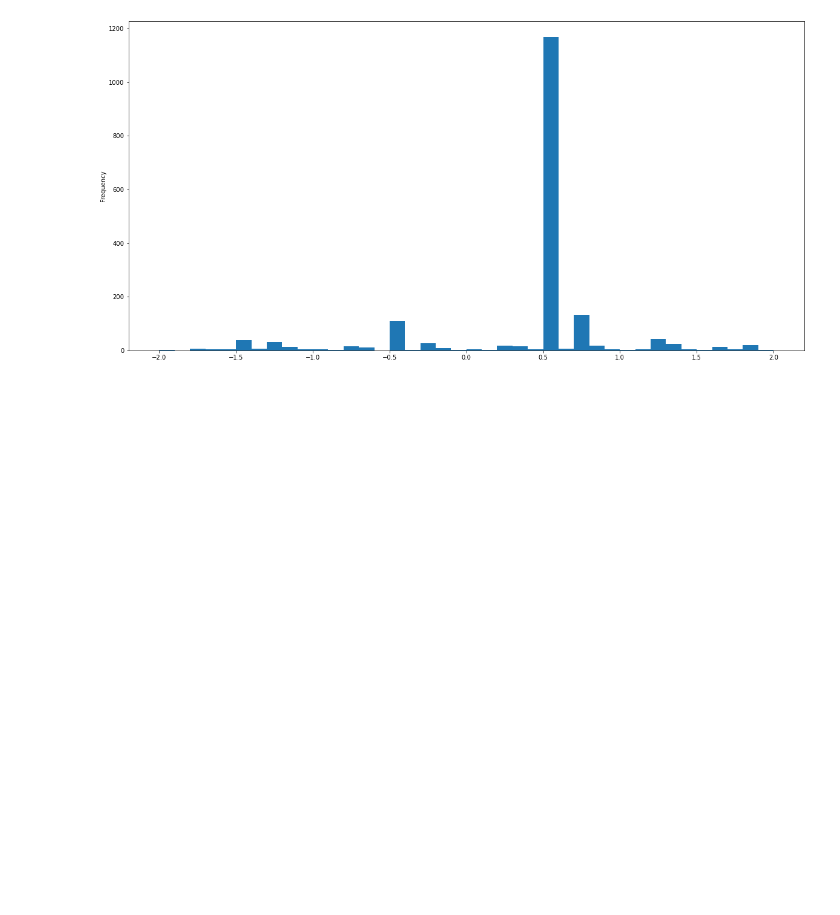
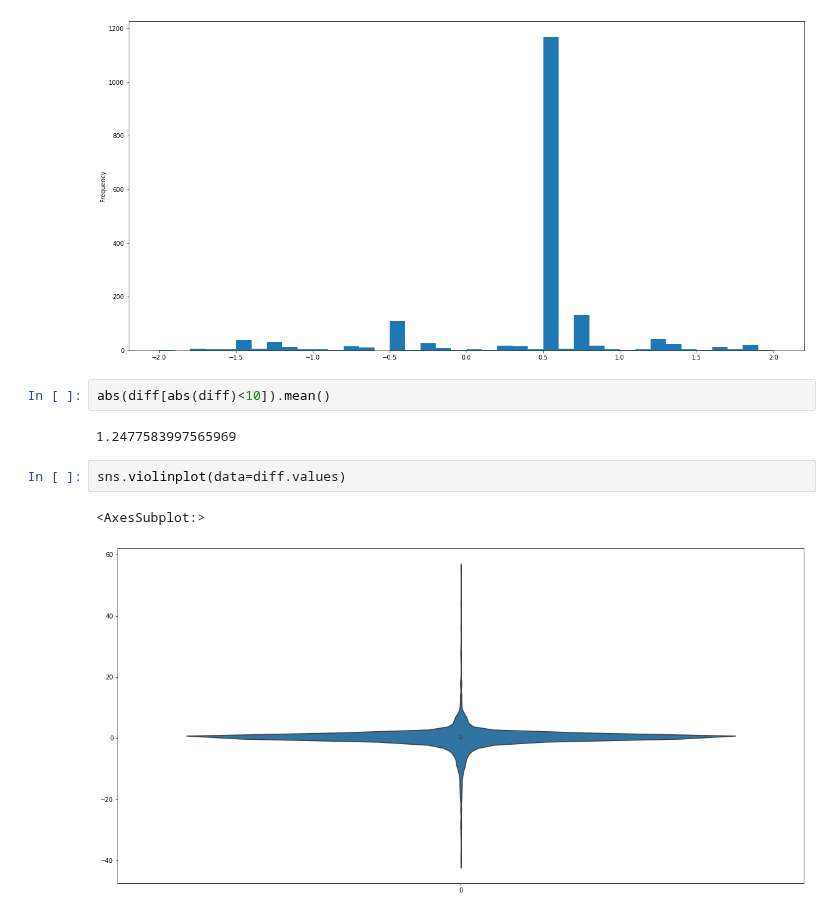
Before and after one commit to kevinmarlis/air-pollution-and-health, a Jupyter notebook: Covid/New tests/Random Forest.ipynb, the cells around one changed output. Drawn from its saved outputs; the diff is of its cells as text; blank space fills up the shorter version.

Commit message:
added additional plots

```diff
--- a/Covid/New tests/Random Forest.ipynb
+++ b/Covid/New tests/Random Forest.ipynb
@@ -349,3 +349,12 @@ diff.plot.hist(bins=40, range=(-2,2))
 # %% [output]
 <AxesSubplot:ylabel='Frequency'>
 [figure]
+# %%
+abs(diff[abs(diff)<10]).mean()
+# %% [output]
+1.2477583997565969
+# %%
+sns.violinplot(data=diff.values)
+# %% [output]
+<AxesSubplot:>
+[figure, added]
```
